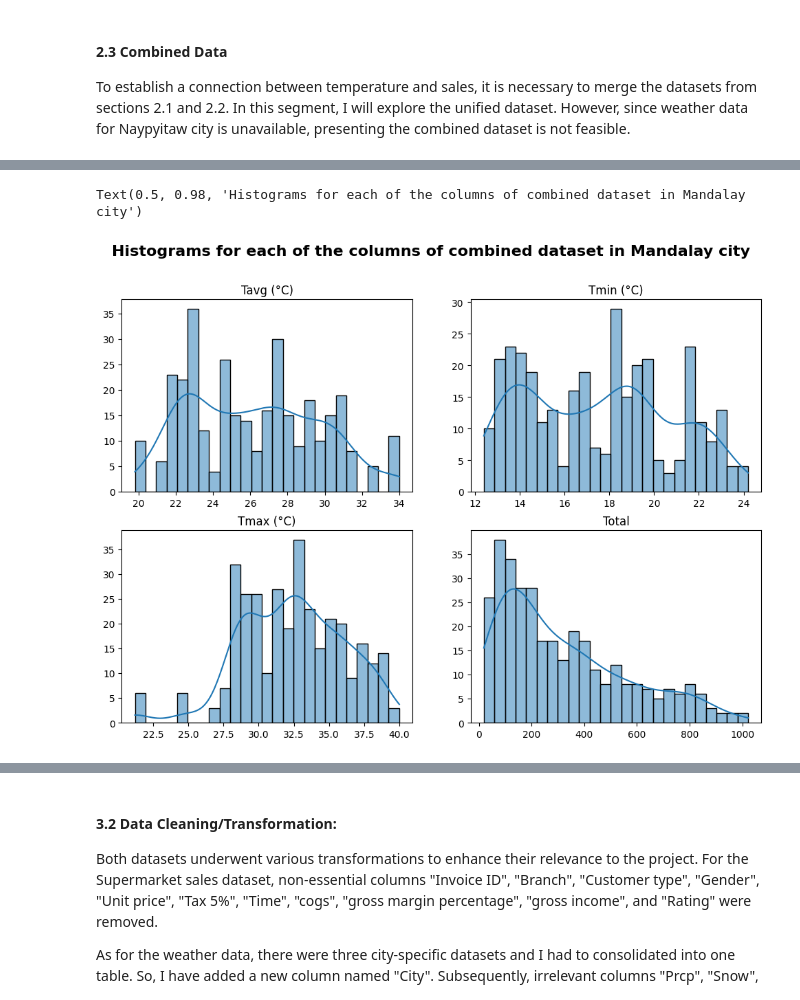
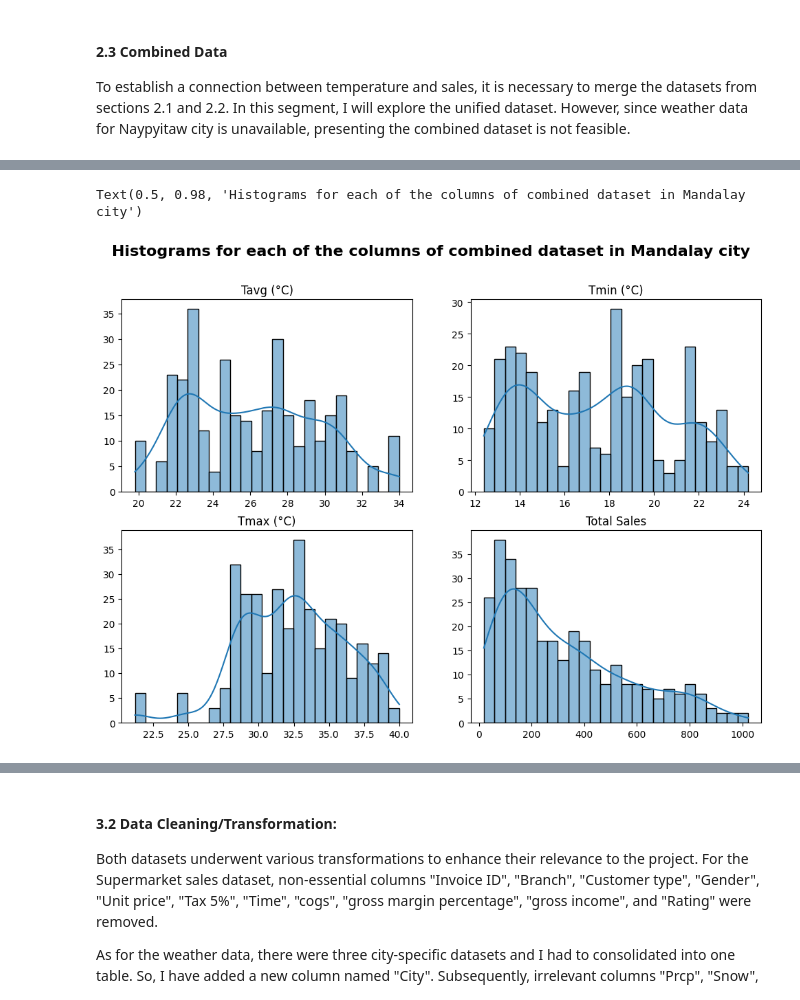
Before and after one commit to jvalue/made-template, a Jupyter notebook: project/report.ipynb, the cells around one changed output, grey strips where cells are left out. Drawn from its saved outputs; the diff is of its cells as text; code cells hidden in the pictures.

```diff
--- a/project/report.ipynb
+++ b/project/report.ipynb
@@ -302,7 +302,7 @@ To establish a connection between temperature and sales, it is necessary to merg
 # %%
 fig, axes = plt.subplots(nrows=2, ncols=2, figsize=(12, 8))
 cols = ["Tavg", "Tmin", "Tmax", "Total"]
-cols_name = ["Tavg (°C)", "Tmin (°C)", "Tmax (°C)", "Total"]
+cols_name = ["Tavg (°C)", "Tmin (°C)", "Tmax (°C)", "Total Sales"]
 
 for i, col in enumerate(cols):
     ax = axes[i//2, i%2]
@@ -319,20 +319,20 @@ Text(0.5, 0.98, 'Histograms for each of the columns of combined dataset in Yango
 # %%
 fig, axes = plt.subplots(nrows=2, ncols=2, figsize=(12, 8))
 cols = ["Tavg", "Tmin", "Tmax", "Total"]
-cols_name = ["Tavg (°C)", "Tmin (°C)", "Tmax (°C)", "Total"]
+cols_name = ["Tavg (°C)", "Tmin (°C)", "Tmax (°C)", "Total Sales"]
 
 for i, col in enumerate(cols):
     ax = axes[i//2, i%2]
     sns.histplot(data = mandalay_combined_data, x=col, ax=ax, bins=25, kde=True)
     ax.set_title(cols_name[i])
     ax.set_xlabel('')
     ax.set_ylabel('')
 
 
 plt.suptitle('Histograms for each of the columns of combined dataset in Mandalay city', fontsize=16, fontweight='bold')
 # %% [output]
 Text(0.5, 0.98, 'Histograms for each of the columns of combined dataset in Mandalay city')
-[figure, old version]
+[figure, new version]
 # %% [markdown]
 ### 3. Methodology
 
```
Also changed, not shown: parts of 1 cell of this notebook.
